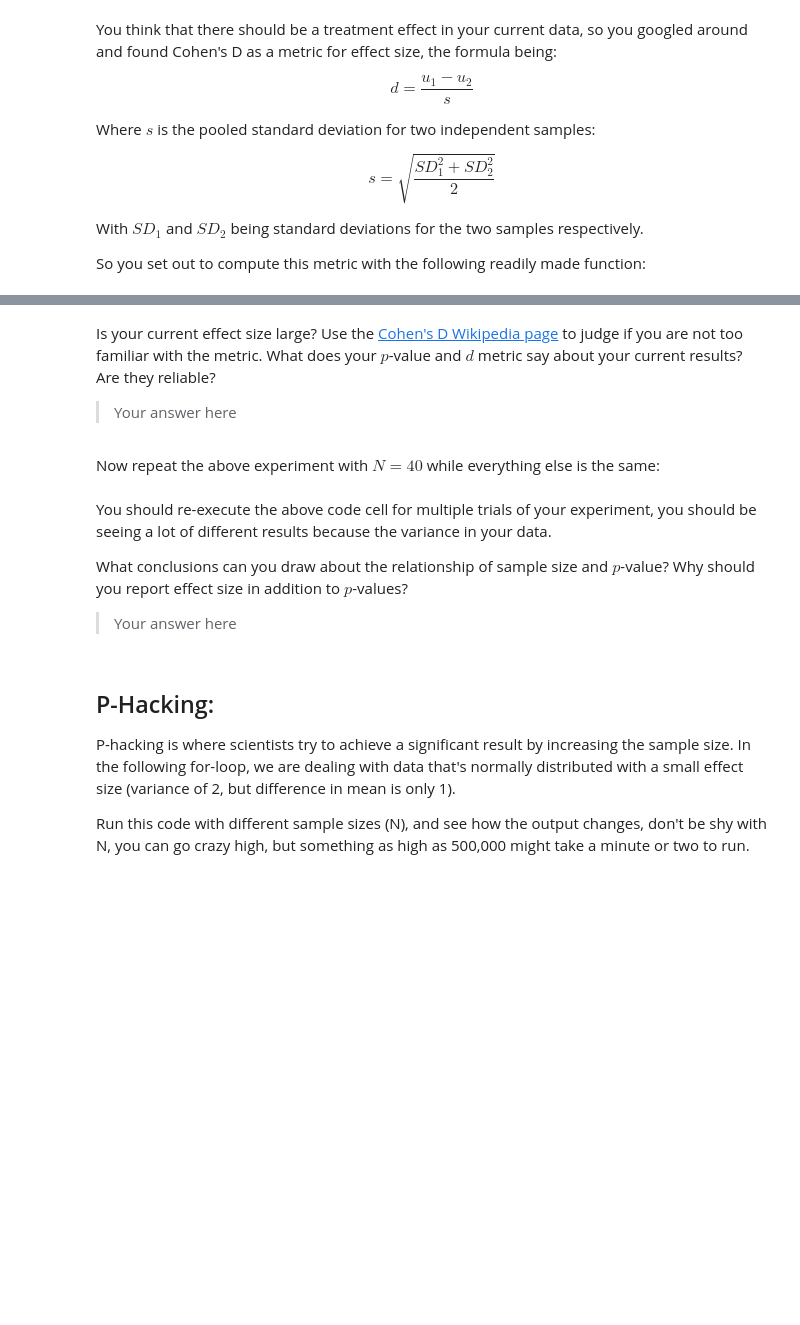
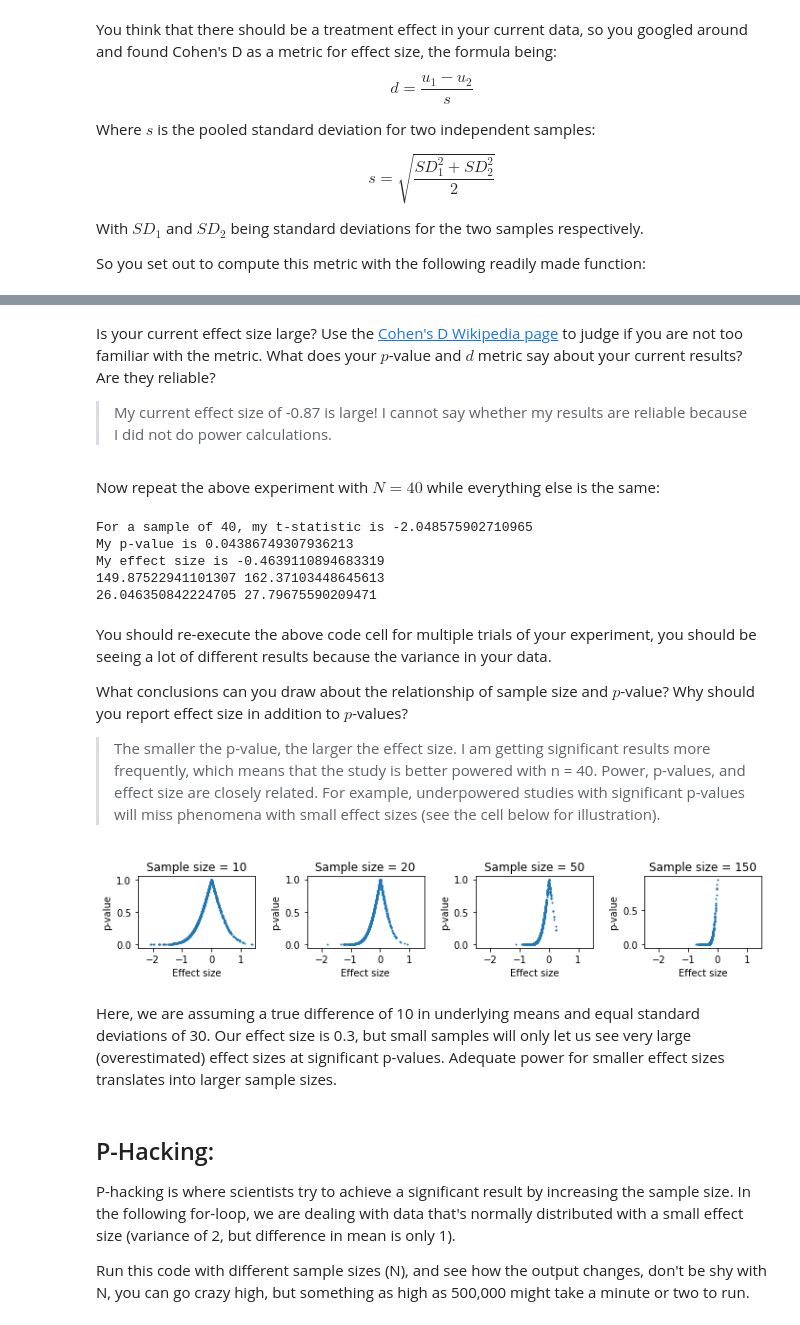
Before and after one commit to vasilisa-iatckova/assignment4, a Jupyter notebook: pvalues.ipynb, the cells around one changed output, grey strips where cells are left out. Drawn from its saved outputs; the diff is of its cells as text; code cells hidden in the pictures; blank space fills up the shorter version.

```diff
--- a/pvalues.ipynb
+++ b/pvalues.ipynb
@@ -138,6 +157,6 @@ print("My current effect size is " d)
 # %% [markdown]
 Is your current effect size large? Use the [Cohen's D Wikipedia page](https://en.wikipedia.org/wiki/Effect_size#Cohen's_d) to judge if you are not too familiar with the metric. What does your $p$-value and $d$ metric say about your current results? Are they reliable?
 
- > Your answer here
+ > My current effect size of -0.87 is large! I cannot say whether my results are reliable because I did not do power calculations.
 # %% [markdown]
 Now repeat the above experiment with $N=40$ while everything else is the same:
@@ -154,9 +163,61 @@ N = 40      # New sample size
+# %%
+N = 40      # New sample size
+
+# Generate your data:
+pre_data = np.random.normal(loc=150, scale=s2, size=N)
+post_data = np.random.normal(loc=160, scale=s2, size=N)
+# Compute the T-statistic:
+results = ttest_ind(pre_data, post_data)
+# Compute the Cohen's D:
+d = cohen_d(pre_data, post_data)
+# Print out your answers:
+print('For a sample of 40, my t-statistic is', results[0])
+print('My p-value is', results[1])
+print('My effect size is', d)
+# %% [output]
+For a sample of 40, my t-statistic is -2.048575902710965
+My p-value is 0.04386749307936213
+My effect size is -0.4639110894683319
+149.87522941101307 162.37103448645613
+26.046350842224705 27.79675590209471
 # %% [markdown]
 You should re-execute the above code cell for multiple trials of your experiment, you should be seeing a lot of different results because the variance in your data.
 
 What conclusions can you draw about the relationship of sample size and $p$-value? Why should you report effect size in addition to $p$-values?
 
- > Your answer here
+ > The smaller the p-value, the larger the effect size. I am getting significant results more frequently, which means that the study is better powered with n = 40. Power, p-values, and effect size are closely related. For example, underpowered studies with significant p-values will miss phenomena with small effect sizes (see the cell below for illustration).
+# %%
+N = 10      # Sample size
+plt.figure(figsize=(10,2))
+ii = 0 # subplot counter
+for N in [10, 20, 50, 150]:
+    eff_sizes, pvals = [], [] # clear result lists
+    for i in range(1000):
+        # Generate  data:
+        pre_data = np.random.normal(loc=150, scale=s2, size=N)
+        post_data = np.random.normal(loc=160, scale=s2, size=N)
+        # Compute the p-value on a 2-tailed test:
+        _, pval = ttest_ind(pre_data, post_data)
+        # Compute the Cohen's D:
+        d = cohen_d(pre_data, post_data)
+        # append results:
+        eff_sizes.append(d)
+        pvals.append(pval)
+    # plot
+    ii+=1
+    ax = plt.subplot(1, 4, ii)
+    plt.scatter(np.array(eff_sizes), np.array(pvals), s=1)
+    plt.xlabel('Effect size')
+    plt.ylabel('p-value')
+    plt.title('Sample size = ' + str(N))
+    plt.xlim(-2.5, 1.5)
+    # toggle for a close-up
+    #plt.ylim(0, 0.1)
+plt.tight_layout()
+# %% [output]
+[figure, added]
+# %% [markdown]
+Here, we are assuming a true difference of 10 in underlying means and equal standard deviations of 30. Our effect size is 0.3, but small samples will only let us see very large (overestimated) effect sizes at significant p-values. Adequate power for smaller effect sizes translates into larger sample sizes.
 # %% [markdown]
 ## P-Hacking:
 
```
Also changed, not shown: parts of 14 cells of this notebook.
